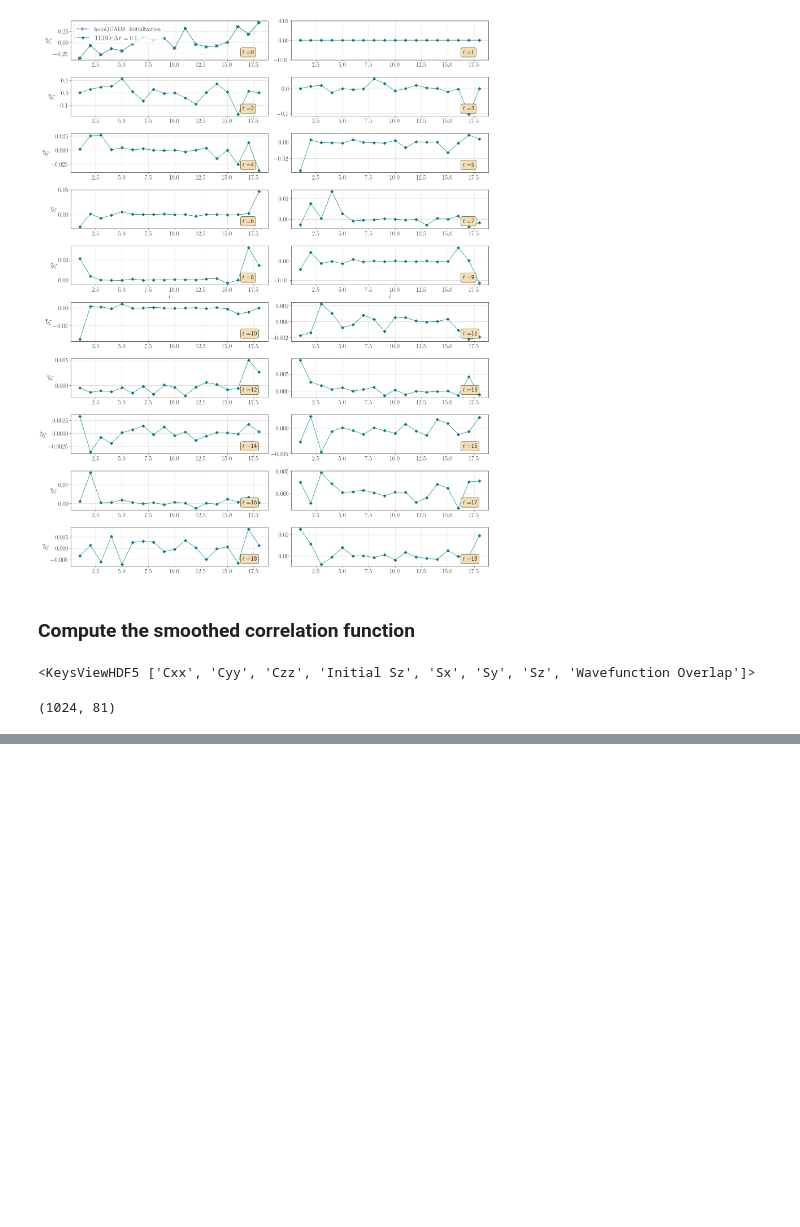
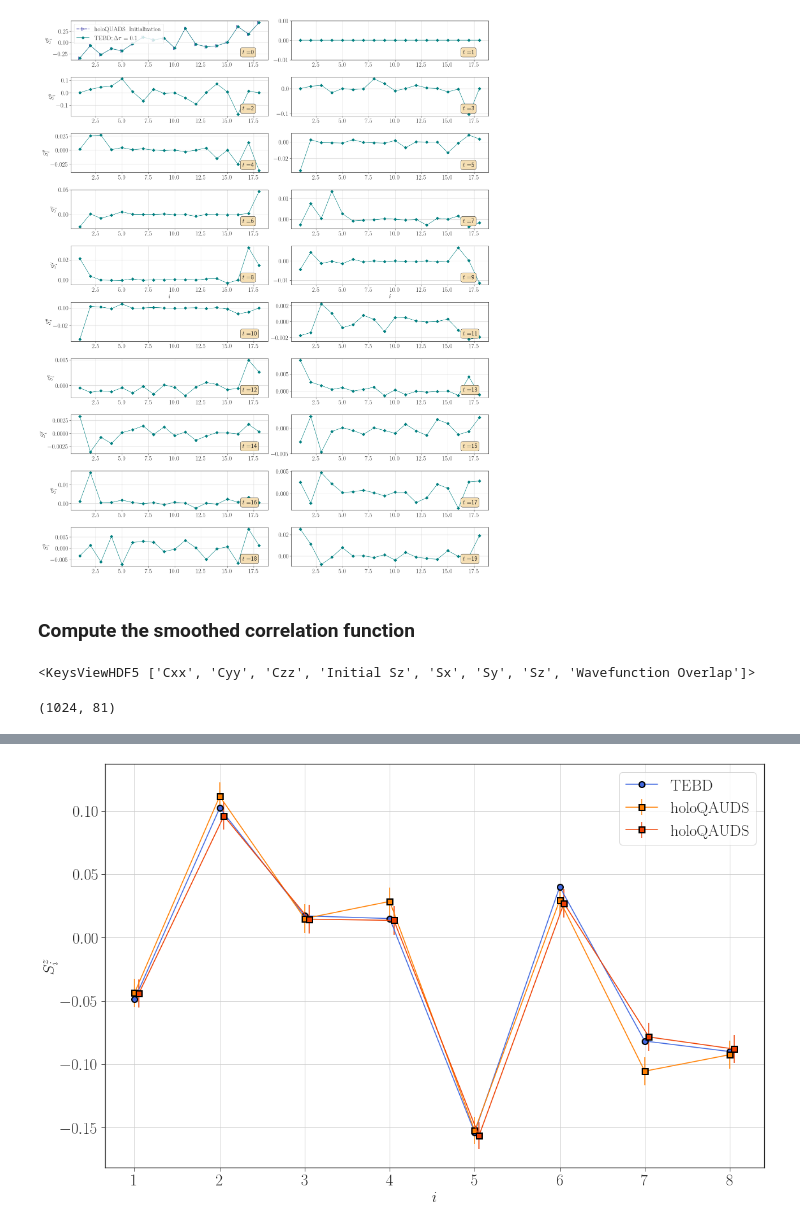
Before and after one commit to xiaobo-23/EntangledLightConeSampling, a Jupyter notebook: HQA_Data_Analysis.ipynb, the cells around one changed output, grey strips where cells are left out. Saved outputs shown, nothing was run; the diff lists cells and outputs as text; code cells hidden in the pictures; blank space fills up the shorter version.

Commit message:
Benchmark holoQAUDS circuit with TEBD

```diff
--- a/HQA_Data_Analysis.ipynb
+++ b/HQA_Data_Analysis.ipynb
@@ -456,4 +458,4 @@ def data_extrapolation(file_name, label):
     print(tmp_Sz.shape)
     return tmp_Sz
 # %%
-Sz_ED = data_extrapolation("Data/ED_N8_h0.2_Iteration12_Rotations_Only_AFM.h5", "Sz")
+# Sz_ED = data_extrapolation("Data/ED_N8_h0.2_Iteration12_Rotations_Only_AFM.h5", "Sz")
@@ -463,5 +462,5 @@ Sz_ED = data_extrapolation("Data/ED_N8_h0.2_Iteration12_Rotations_Only_AFM.h5",
 # %%
-Sz_TEBD = data_extrapolation("Data/TEBD_N8_h0.2_tau0.1_T10.0_Rotations_Only_AFM_Half_Infinite.h5", "Sz")
+Sz_TEBD = data_extrapolation("Data/TEBD_N8_h0.2_tau0.1_T10.0_AFM.h5", "Sz")
 # %% [output]
 <KeysViewHDF5 ['Cxx', 'Cyy', 'Czz', 'Initial Sz', 'Sx', 'Sy', 'Sz', 'Wavefunction Overlap']>
 (101, 8)
@@ -836,0 +853,7 @@ smoothed_correlation = np.zeros([])
+# %%
+'''
+    Extrapolate time evolution of Sz from the TEBD
+'''
+
+Sz_TEBD = data_extrapolation("Data/TEBD_N8_h0.2_tau0.1_T10.0_Rotation_Only_Random.h5", "Sz")
+Sz_TEBD.shape
@@ -836,0 +909,43 @@ smoothed_correlation = np.zeros([])
+# %%
+'''
+    Truncate colors from continuous color palette
+'''
+
+def obtain_colors(number_of_lines, palette):
+    color_interval = np.linspace(0, 1, number_of_lines)
+    colors = [palette(x) for x in color_interval]
+    return colors
+# %%
+'''
+    Benchmark holoQUADS circuit against TEBD
+'''
+
+fig = plt.figure(figsize = (16, 16 * goldenRatio), tight_layout = True)
+spec = gridspec.GridSpec(nrows = 1, ncols = 1, figure = fig)
+plt.style.use('seaborn-ticks')
+
+ax = fig.add_subplot(spec[0, 0])
+# color = ['royalblue', 'orange', 'darkviolet', 'teal', 'coral']
+color = obtain_colors(9, cm.gist_heat_r)
+marker = ['D', '^', 's', 'o', '>']
+label = [r'$\rm N_{sample} = 2000$' for ind in range(5)]
+
+
+ax.plot(np.arange(1, 9), Sz_TEBD[30, :], color = 'royalblue', marker = 'o', markersize = 9, \
+     markeredgecolor = 'black', markeredgewidth = 2, label = r'$\rm TEBD$')
+for index in range(2):
+    ax.errorbar(np.arange(1, 9) + 0.05 * index, Sz_ave[index][:], yerr = Sz_err[index][:], color = color[index + 2], marker = 's', markersize = 9, \
+         markeredgecolor = 'black', markeredgewidth = 2, label = r'$\rm holoQAUDS$')
+
+ax.set_xlabel(r'$i$', fontsize = 25)
+ax.set_ylabel(r'$S^{z}_{i}$', fontsize = 25)
+# ax.set_xticks(np.arange(1, 9))
+# ax.set_xlim(.97, 2.1)
+# ax.set_ylim(-.1, .5)
+ax.tick_params(axis = "both", which = "major", labelsize = 25)
+ax.legend(frameon = True, fontsize = 25)
+ax.grid()
+
+# plt.savefig('Figures/Kick_Ising_holoQUADS_Benchmark_Rotations_Only_AFM_N8_T3_Half_Infinite.pdf')
+# %% [output]
+[figure, added]
```
Also changed, not shown: parts of 8 cells of this notebook, 3 other files.
